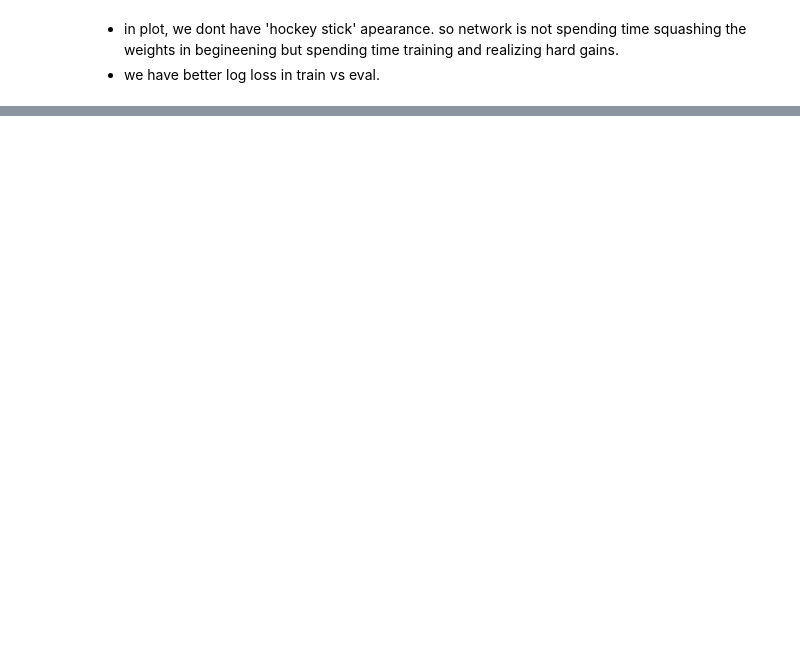
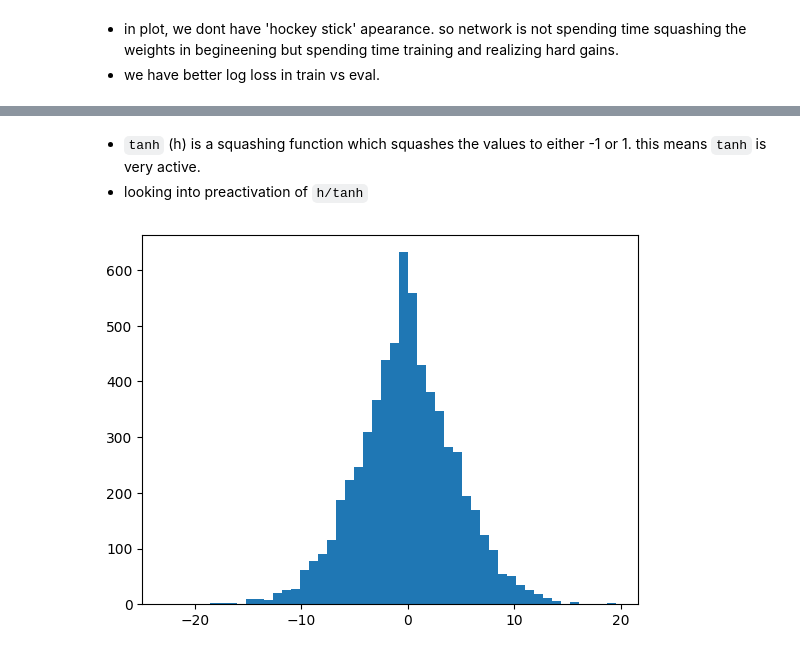
Before and after one commit to defaults/ml-courses, a Jupyter notebook: youtube/andrej karpathy/zero to hero/04 building makemore activations, gradients and batchnorm.ipynb, the cells around one changed output, grey strips where cells are left out. Cells and saved outputs as stored; diff of their text form; code cells hidden in the pictures; blank space fills up the shorter version.

```diff
--- a/youtube/andrej karpathy/zero to hero/04 building makemore activations, gradients and batchnorm.ipynb
+++ b/youtube/andrej karpathy/zero to hero/04 building makemore activations, gradients and batchnorm.ipynb
@@ -315,0 +325,7 @@ val 2.105325937271118
+# %% [markdown]
+- `tanh` (h) is a squashing function which squashes the values to either -1 or 1. this means `tanh` is very active.
+- looking into preactivation of `h/tanh`
+# %%
+plt.hist(hpreact.view(-1).tolist(), 50);
+# %% [output]
+[figure, added]
```
Also changed, not shown: parts of 21 cells of this notebook, 1 other file.
